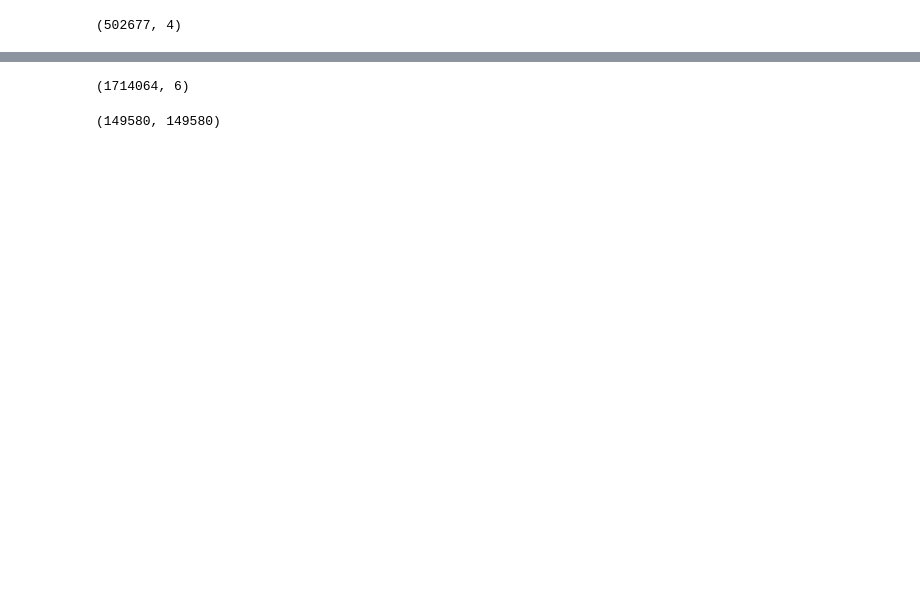
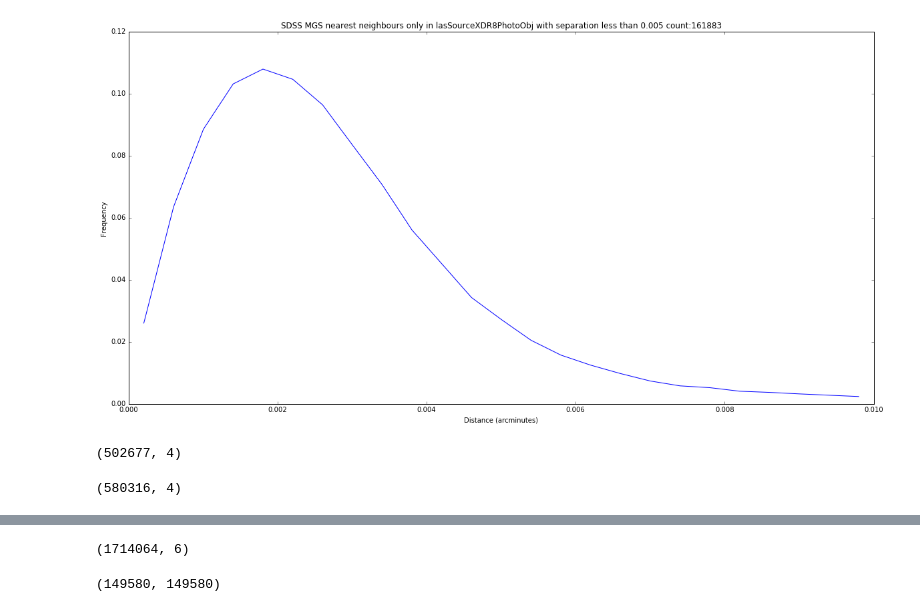
Before and after one commit to calumhrmurray/MPhysProject, a Jupyter notebook: match_catalogs/init_look.ipynb, the cells around one changed output, grey strips where cells are left out. Saved outputs shown, nothing was run; the diff lists cells and outputs as text; code cells hidden in the pictures; blank space fills up the shorter version.

```diff
--- a/match_catalogs/init_look.ipynb
+++ b/match_catalogs/init_look.ipynb
@@ -54,3 +67,17 @@ plt.plot(bins[:-1]+step, n)
+# %%
+bins, n = plot_hist([row[1] for row in larger_matched_array],25)
+
+step = 0.5*(bins[1]-bins[0])
+
+plt.figure(figsize=(20,10))
+plt.plot(bins[:-1]+step, n)
+plt.xlabel('Distance (arcminutes)')
+plt.ylabel('Frequency')
+title_str= 'SDSS MGS nearest neighbours only in lasSourceXDR8PhotoObj with separation less than 0.005 count:'+str(len(larger_matched_array))
+plt.title(title_str)
+plt.savefig('sdss_mgs_n_neighbours.png')
+# %% [output]
+[figure, added]
 # %%
 link_array = np.load('/home/calum/Documents/Mphys_data/match_catalogs/check_my_links.npy')
 link_array.shape
@@ -71,0 +86,5 @@ len(hist_array)
+# %%
+mgs_array = np.load('/home/calum/Documents/Mphys_data/match_catalogs/mgs_contour_tbl.npy')
+mgs_array.shape
+# %% [output]
+(580316, 4)
```
Also changed, not shown: parts of 17 cells of this notebook, 31 other files.
